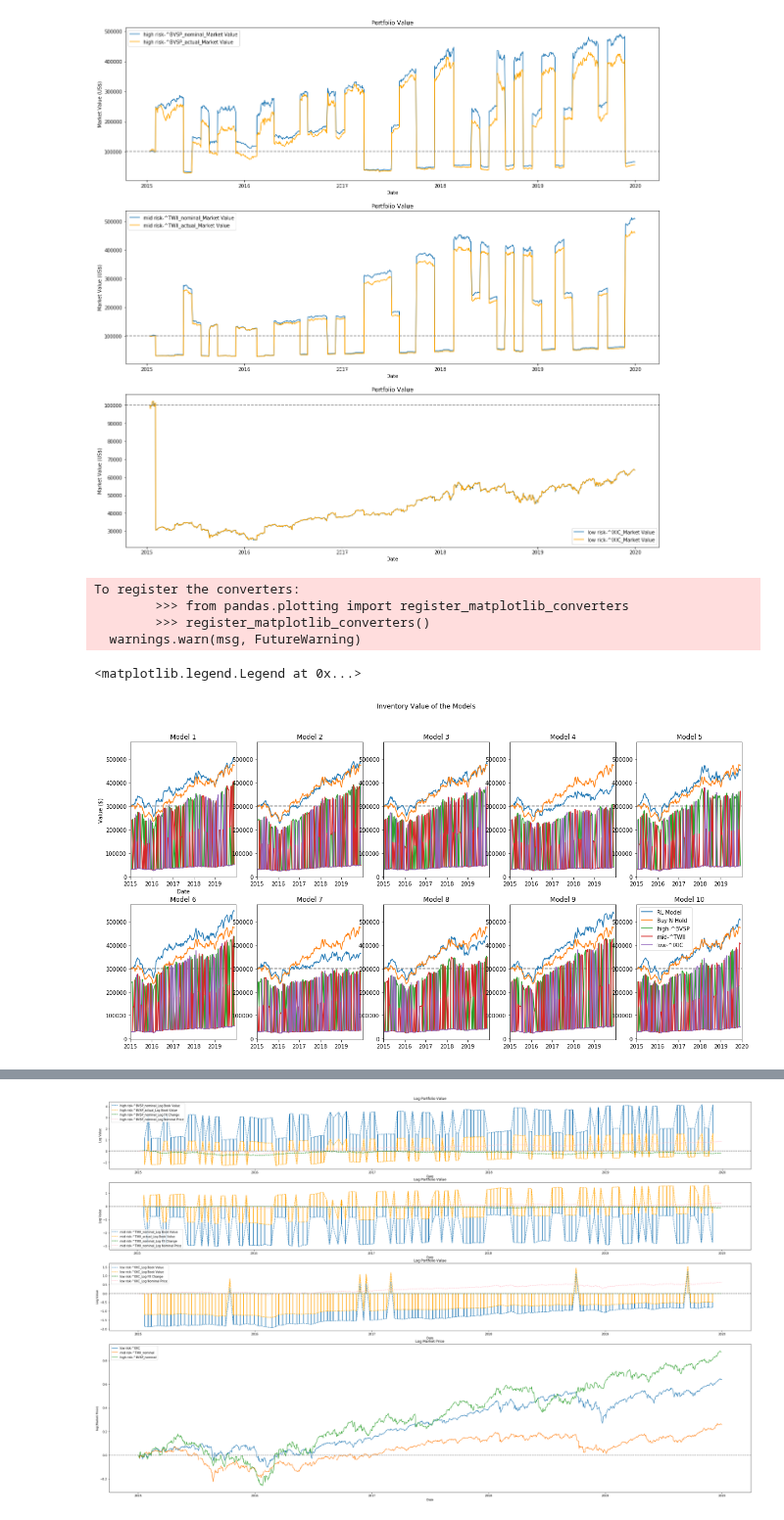
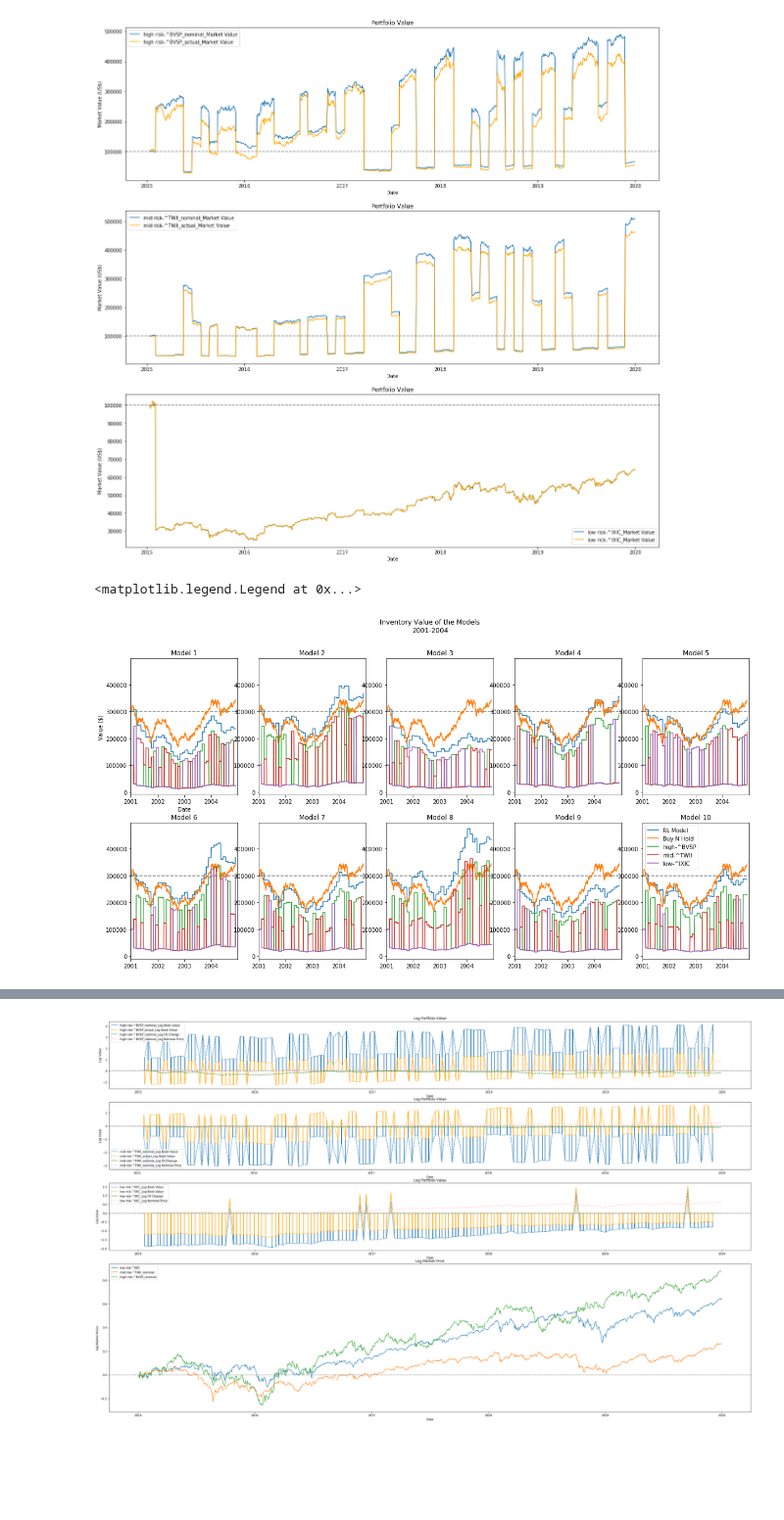
Before and after one commit to lzcaisg/reinforcement_trader, a Jupyter notebook: 0317 - MODULES Plot Rebalancing-Copy1.ipynb, the cells around one changed output, grey strips where cells are left out. Shown at 98% size. Cells and saved outputs as stored; diff of their text form; code cells hidden in the pictures; blank space fills up the shorter version.

```diff
--- a/0317 - MODULES Plot Rebalancing-Copy1.ipynb
+++ b/0317 - MODULES Plot Rebalancing-Copy1.ipynb
@@ -260,45 +260,45 @@ import pandas as pd
 from os import path
 import pickle
 
-output_dir = "./from github/Stock-Trading-Environment/output/300"
+output_dir = "./from github/Stock-Trading-Environment/output/307"
 axx = plt.figure(figsize=(20,10))
-plt.suptitle("Inventory Value of the Models")
+plt.suptitle("Inventory Value of the Models\n2001-2004")
 plt.rcParams['figure.facecolor'] = 'white'
 # legend_list = ['S&P 500', 'Germany Dax', 'Hang Seng', 'CASH']
 labels = ["high-^BVSP", "mid-^TWII", "low-^IXIC"]
 for i in range(10):
     try:
         if i == 0:
             ax0 = plt.subplot(2, 5, 1)
             plt.xlabel("Date")
             plt.ylabel("Value ($)")
             ax = ax0
         else:
             ax = plt.subplot(2, 5, i+1, sharex=ax0, sharey = ax0)
 
-        record = pickle.load(open(path.join(output_dir,"BRZ_TW_NASDAQ-MultiRewardWithLeakage-7d_detailed-ModelNo-100-"+str(i)+".out"), "rb"))
+        record = pickle.load(open(path.join(output_dir,"BRZ_TW_NASDAQ-Selected_Trans-withleakage+RSI-_detailed-ModelNo-200000-"+str(i)+".out"), "rb"))
         df = pd.DataFrame(record)
 #         plt.axhline(y=0, color = "grey", linestyle='--')
         plt.axhline(y=300000, color = "grey", linestyle='--')
-        plt.xlim((pd.Timestamp('2015-01-01'),pd.Timestamp('2019-12-31')))
-        ax.set_xticks([pd.Timestamp('2015-01-01'), pd.Timestamp('2016-01-01'),
-                       pd.Timestamp('2017-01-01'), pd.Timestamp('2018-01-01'),
-                       pd.Timestamp('2019-01-01'), pd.Timestamp('2020-01-01')])
+        plt.xlim((pd.Timestamp('2001-01-01'),pd.Timestamp('2004-12-31')))
+        ax.set_xticks([pd.Timestamp('2001-01-01'),
+                       pd.Timestamp('2002-01-01'),
+                       pd.Timestamp('2003-01-01'),
+                       pd.Timestamp('2004-01-01')])
+#         ax.set_xticks([pd.Timestamp('2015-01-01'), pd.Timestamp('2016-01-01'),
+#                        pd.Timestamp('2017-01-01'), pd.Timestamp('2018-01-01'),
+#                        pd.Timestamp('2019-01-01'), pd.Timestamp('2020-01-01')])
         plt.plot(df['date'], df['net_worth'], label="RL Model")
         plt.plot(df['date'], df['buyNhold_balance'], label="Buy N Hold")
 
         for j in range(3):
             plt.plot(df['date'], [tmp[j] for tmp in df['inventory']], label=labels[j])
 #             first_price = df['actual_price'][0][j]
 #             plt.plot(df['date'], [tmp[j]/first_price*300000 for tmp in df['actual_price']])
         plt.title("Model "+str(i+1))
     except Exception as e:
         print(e)
 plt.legend()
 # %% [output]
-To register the converters:
-        >>> from pandas.plotting import register_matplotlib_converters
-        >>> register_matplotlib_converters()
-  warnings.warn(msg, FutureWarning)
+<matplotlib.legend.Legend at 0x...>
-<matplotlib.legend.Legend at 0x...>
-[figure, old version]
+[figure, new version]
```
Also changed, not shown: parts of 1 cell of this notebook, 30 other files.
